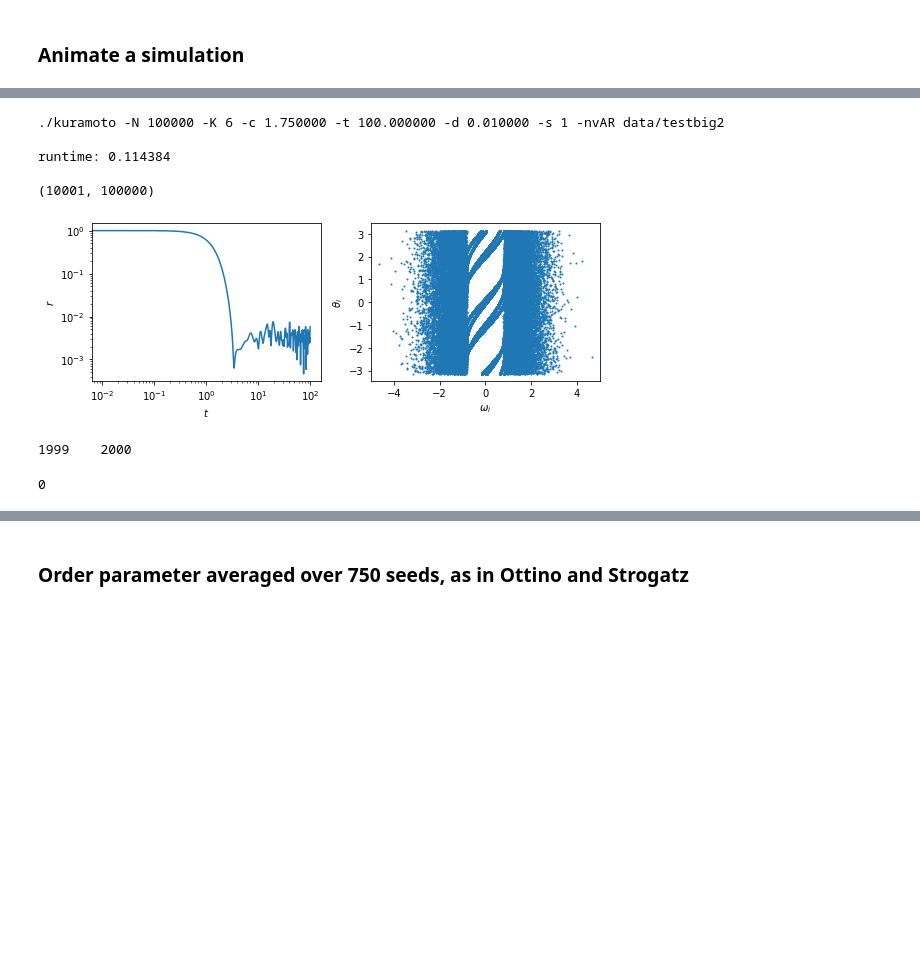
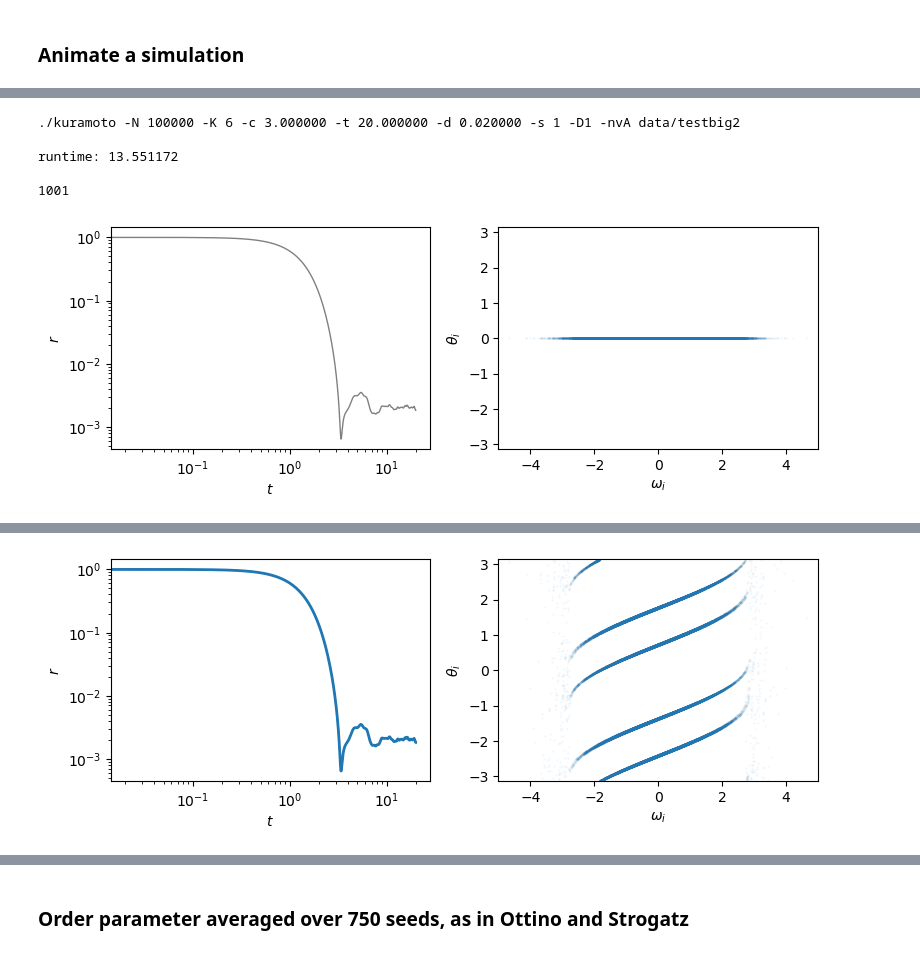
Before and after one commit to znicolaou/kuramoto, a Jupyter notebook: volcano.ipynb, the cells around one changed output, grey strips where cells are left out. Drawn from its saved outputs; the diff is of its cells as text; code cells hidden in the pictures; blank space fills up the shorter version.

```diff
--- a/volcano.ipynb
+++ b/volcano.ipynb
@@ -822,67 +309,52 @@ runtime: 0.114384
 # %%
 filebase='data/testbig2'
 file=open(filebase+'.out')
 lines=file.readlines()
 N,K,t1,dt,c,seed=np.array(lines[0].split(),dtype=np.float64)
 N=int(N)
 K=int(K)
 print(lines[1])
 print(lines[-1])
 file.close()
 
 omega=np.fromfile(filebase+'frequencies.dat',dtype=np.float32)
 N=len(omega)
 thetas=np.fromfile(filebase+'thetas.dat',dtype=np.float32).reshape((-1,N))
-print(thetas.shape)
 r=np.fromfile(filebase+'order.dat',dtype=np.float32)
 
-plt.subplots(1,2,figsize=(8,3))
-plt.subplot(1,2,1)
-plt.plot(dt*np.arange(len(r)),r)
-plt.xscale('log')
-plt.yscale('log')
-plt.xlabel('$t$')
-plt.ylabel('$r$')
+def makeplot(n, save=True, show=False):
+    plt.subplots(1,2,figsize=(8,3))
+    plt.subplot(1,2,1)
+    plt.plot(dt*np.arange(len(r)),r,lw=1,c='gray')
+    plt.plot(dt*np.arange(n),r[:n],lw=2)
+    plt.xscale('log')
+    plt.yscale('log')
+    plt.xlabel('$t$')
+    plt.ylabel('$r$')
 
-plt.subplot(1,2,2)
-theta=np.fromfile(filebase+'fs.dat',dtype=np.float32)[:N]
-order=np.argsort(omega)
-plt.scatter(omega,np.mod(theta+np.pi,2*np.pi)-np.pi,s=1)
-plt.xlim(np.median(omega)-5,np.median(omega)+5)
-plt.xlabel('$\omega_i$')
-plt.ylabel(r'$\theta_i$')
-
-plt.tight_layout()
-plt.show()
-
-if not os.path.exists(filebase+'animation'):
-    os.mkdir(filebase+'animation')
-else:
-    os.system('rm %sanimation/*'%(filebase))
-
-skip=5
-n0=len(thetas)//skip-200
-for i in range(n0,len(thetas)//skip):
-    print('%i\t%i\t\r'%(i,len(thetas)//skip),end='')
-    plt.figure(figsize=(4,4))
-    plt.scatter(omega,np.mod(thetas[skip*i]+np.pi,2*np.pi)-np.pi,s=1)
+    plt.subplot(1,2,2)
+    theta=np.fromfile(filebase+'fs.dat',dtype=np.float32)[:N]
+    order=np.argsort(omega)
+    plt.scatter(omega,np.mod(thetas[n]+np.pi,2*np.pi)-np.pi,s=0.1,alpha=0.1)
     plt.xlim(np.median(omega)-5,np.median(omega)+5)
+    plt.ylim(-np.pi,np.pi)
     plt.xlabel('$\omega_i$')
     plt.ylabel(r'$\theta_i$')
-    plt.ylim(-np.pi,np.pi)
-    plt.savefig(filebase+'animation/%04i.png'%(i-n0),dpi=300)
+
     plt.tight_layout()
+    if save:
+        plt.savefig(filebase+'animation/%04i.png'%n,dpi=200)
+    if show:
+        plt.show()
     plt.close()
 
-if os.path.exists('%sanimation.mp4'%(filebase)):
-    os.system('rm %sanimation.mp4'%(filebase))
-os.system('encode.sh %sanimation %sanimation 15 &> /dev/null'%(filebase, filebase))
+print(len(thetas))
+makeplot(0,show=True,save=False)
+makeplot(len(thetas)-1,show=True,save=False)
 # %% [output]
-./kuramoto -N 100000 -K 6 -c 1.750000 -t 100.000000 -d 0.010000 -s 1 -nvAR data/testbig2
+./kuramoto -N 100000 -K 6 -c 3.000000 -t 20.000000 -d 0.020000 -s 1 -D1 -nvA data/testbig2
 
-runtime: 0.114384
+runtime: 13.551172
 
-(10001, 100000)
+1001
-[figure, old version]
+[figure, new version]
-1999    2000
-0
@@ -906 +361,2 @@ Input #0, image2, from 'data/testbig2animation/%04d.png':
+[figure, added]
 # %%
```
Also changed, not shown: parts of 44 cells of this notebook, 6 other files.
